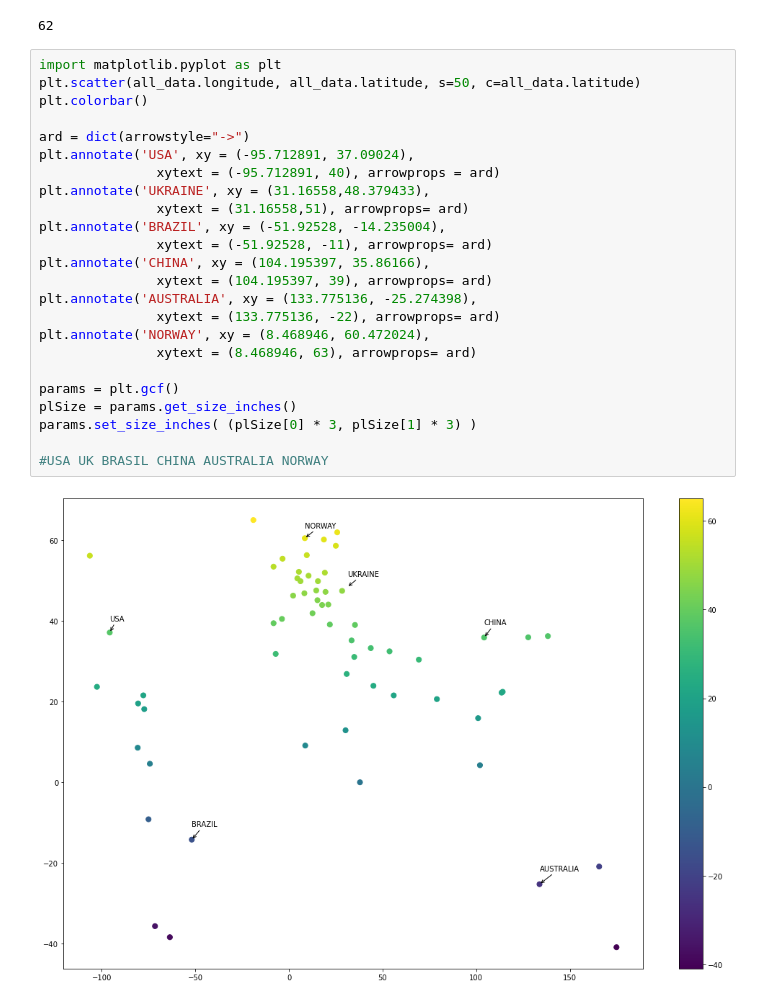
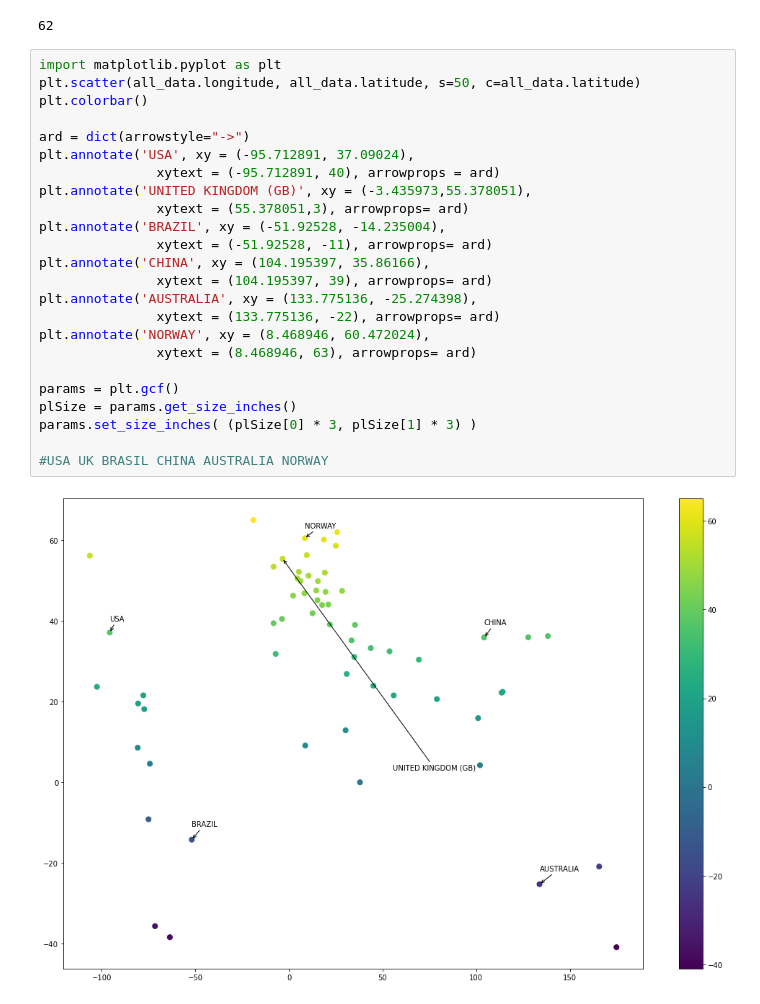
Before and after one commit to majitoz96/MOC-Cannabis, a Jupyter notebook: cannabis.ipynb, the cells around one changed output. Cells and saved outputs as stored; diff of their text form.

```diff
--- a/cannabis.ipynb
+++ b/cannabis.ipynb
@@ -156,26 +156,26 @@ len(all_data)
 # %%
 import matplotlib.pyplot as plt
 plt.scatter(all_data.longitude, all_data.latitude, s=50, c=all_data.latitude)
 plt.colorbar()
 
 ard = dict(arrowstyle="->")
 plt.annotate('USA', xy = (-95.712891, 37.09024),
                xytext = (-95.712891, 40), arrowprops = ard)
-plt.annotate('UKRAINE', xy = (31.16558,48.379433),
-               xytext = (31.16558,51), arrowprops= ard)
+plt.annotate('UNITED KINGDOM (GB)', xy = (-3.435973,55.378051),
+               xytext = (55.378051,3), arrowprops= ard)
 plt.annotate('BRAZIL', xy = (-51.92528, -14.235004),
                xytext = (-51.92528, -11), arrowprops= ard)
 plt.annotate('CHINA', xy = (104.195397, 35.86166),
                xytext = (104.195397, 39), arrowprops= ard)
 plt.annotate('AUSTRALIA', xy = (133.775136, -25.274398),
                xytext = (133.775136, -22), arrowprops= ard)
 plt.annotate('NORWAY', xy = (8.468946, 60.472024),
                xytext = (8.468946, 63), arrowprops= ard)
 
 params = plt.gcf()
 plSize = params.get_size_inches()
 params.set_size_inches( (plSize[0] * 3, plSize[1] * 3) )
 
 #USA UK BRASIL CHINA AUSTRALIA NORWAY
 # %% [output]
-[figure, old version]
+[figure, new version]
```
